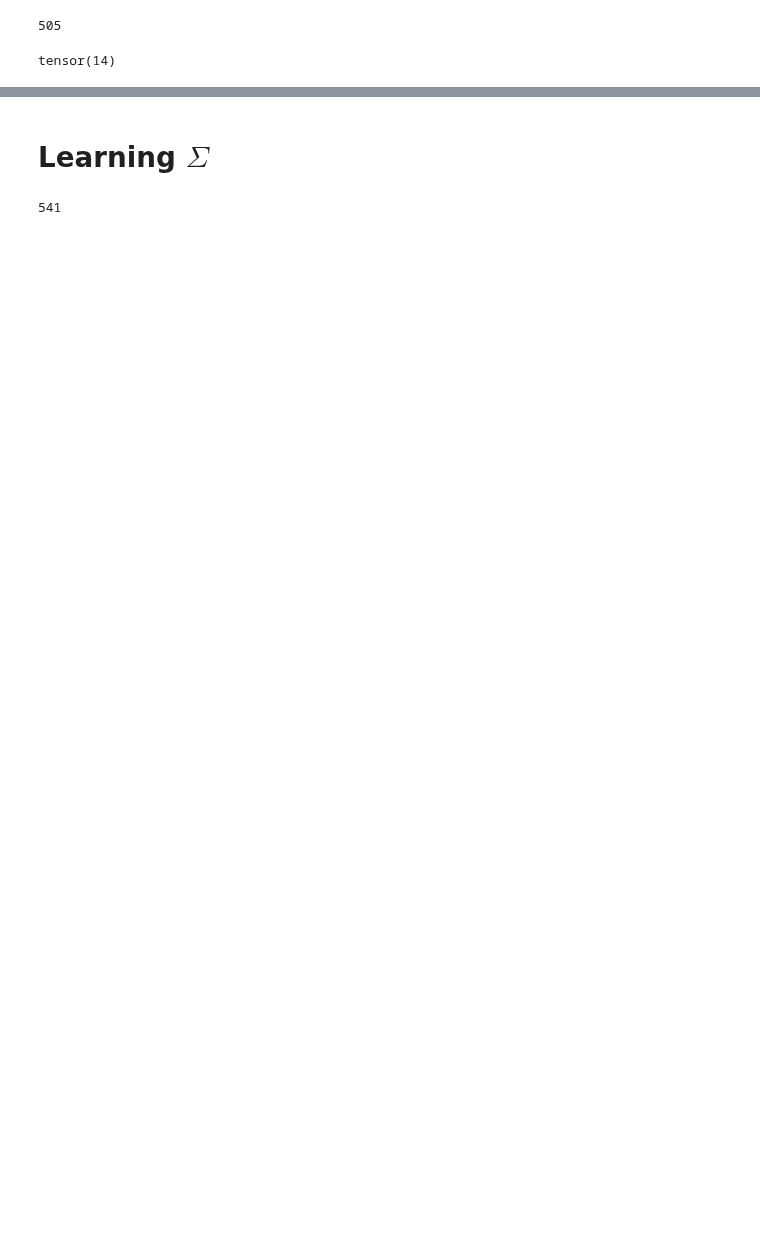
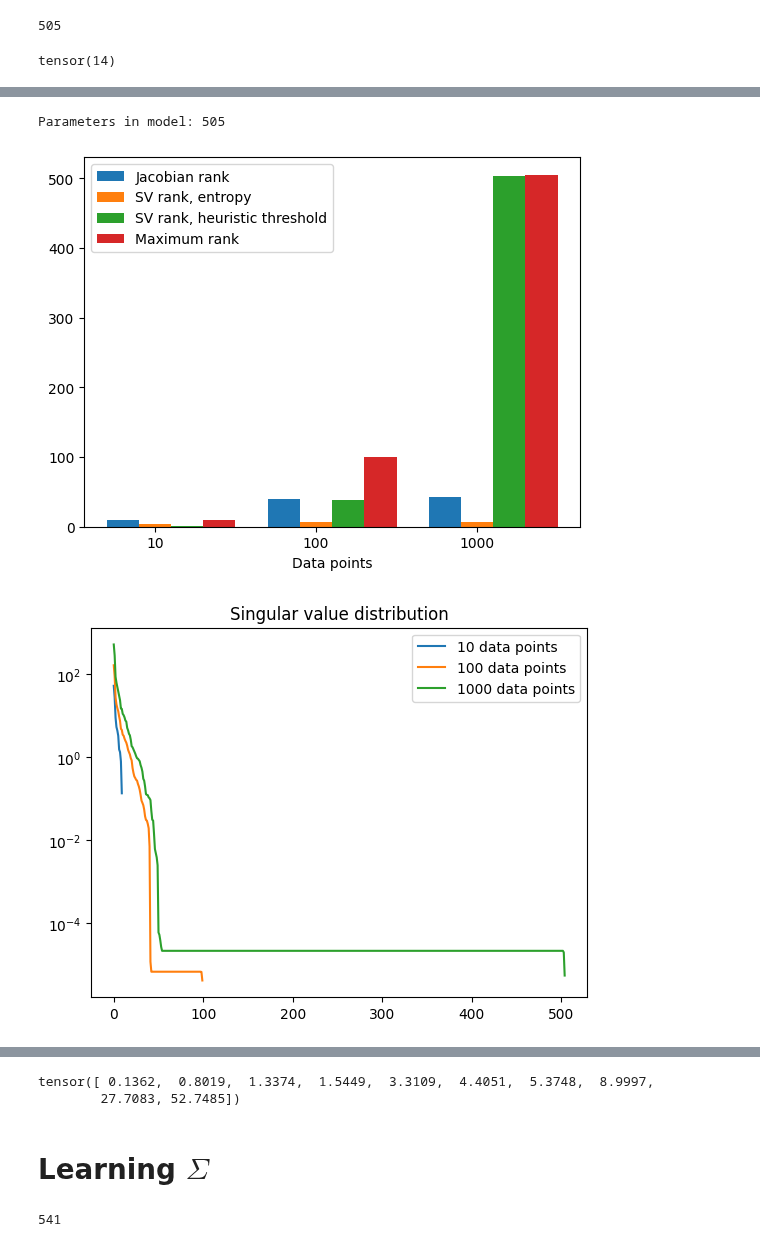
Before and after one commit to LRudL/dots, a Jupyter notebook: notebooks/dots_train_testing.ipynb, the cells around one changed output, grey strips where cells are left out. Saved outputs shown, nothing was run; the diff lists cells and outputs as text; code cells hidden in the pictures; blank space fills up the shorter version.

```diff
--- a/notebooks/dots_train_testing.ipynb
+++ b/notebooks/dots_train_testing.ipynb
@@ -77,0 +92,10 @@ plt.plot(x_, model(x_).detach())
+# %%
+plot_dots_stats(model, [
+    linspace(0, 8, 10),
+    linspace(0, 8, 100),
+    linspace(0, 8, 1000)
+])
+# %% [output]
+Parameters in model: 505
+[figure, added]
+[figure, added]
@@ -78,3 +104,8 @@ plt.plot(x_, model(x_).detach())
+# %%
+t.flip(model.jacobian_singular_values(linspace(0, 8, 10)), dims=[0])
+# %% [output]
+tensor([ 0.1362,  0.8019,  1.3374,  1.5449,  3.3109,  4.4051,  5.3748,  8.9997,
+        27.7083, 52.7485])
 # %% [markdown]
 # Learning $\Sigma$
 # %%
```
Also changed, not shown: parts of 20 cells of this notebook, 2 other files.
